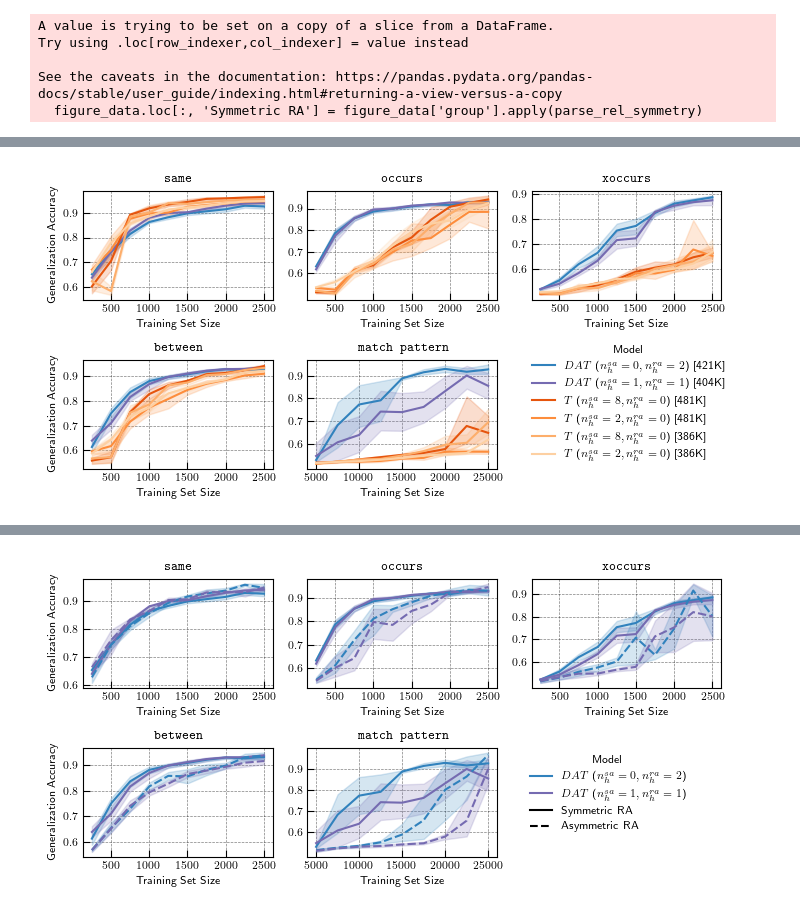
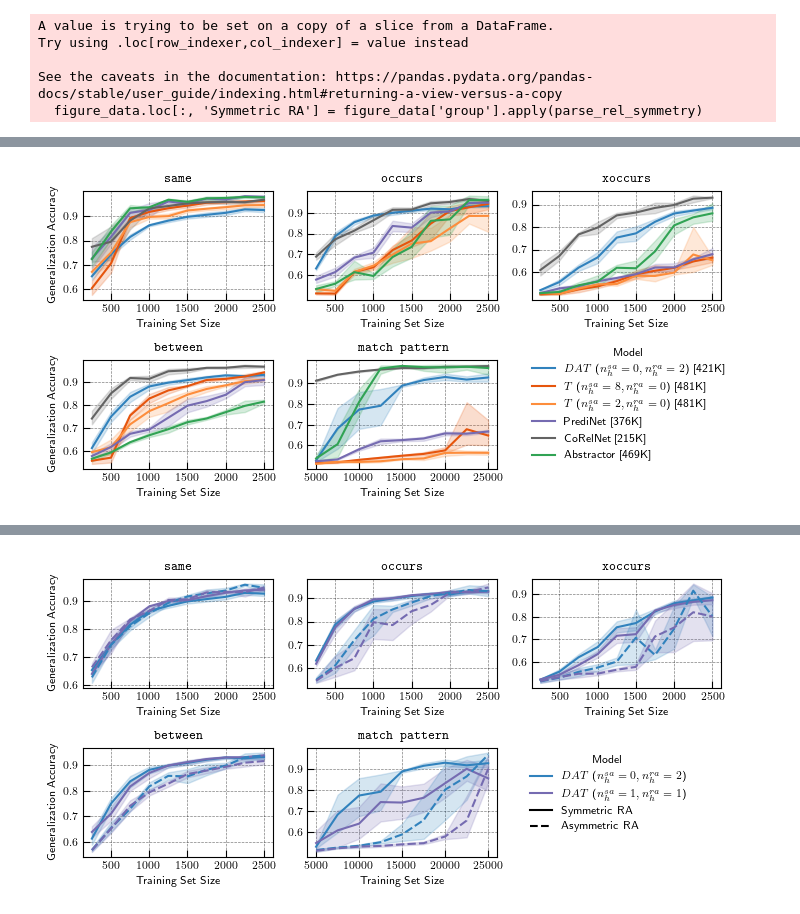
Before and after one commit to Awni00/abstract_transformer, a Jupyter notebook: figure_generation/figure_generation.ipynb, the cells around one changed output, grey strips where cells are left out. Cells and saved outputs as stored; diff of their text form; code cells hidden in the pictures.

Commit message:
updated figure generation

```diff
--- a/figure_generation/figure_generation.ipynb
+++ b/figure_generation/figure_generation.ipynb
@@ -47,7 +47,9 @@ transformer_name = '$T$'
 ## Relational Games
 # %%
 # relgames_data = pd.read_csv('figure_data/relgames/relgames_data.csv')
-relgames_data = pd.read_csv('figure_data_tmp/relgames/relgames_data.csv')
+relgames_data1 = pd.read_csv('figure_data/relgames/relgames_data.csv')
+relgames_data2 = pd.read_csv('figure_data_tmp/relgames/relgames_data.csv')
+relgames_data = pd.concat([relgames_data1, relgames_data2], ignore_index=True)
 
 def process_groupname(group_name):
     task, model_name = group_name.split('__')
@@ -108,18 +156 @@ array(['sa=8; d=144; L=2', 'sa=4; d=144; L=2', 'sa=2; d=144; L=2',
       dtype=object)
-# %%
-def get_name(row):
-    if not np.isnan(row.n_heads):
-        name = f'{transformer_name} ($n_h^{{sa}}={int(row.n_heads)}, n_h^{{ra}}=0$)'
-    else:
-        if row.rca_type == 'standard':
-            name = "Abstractor's RCA"
-        elif row.rca_type == 'disentangled_v2':
-            name = our_model_name
-
-        if not row['Symmetric RA']:
-            name += ' [Asymmetric]'
-
-        name += f' ($n_h^{{sa}}={int(row.n_heads_sa)}, n_h^{{ra}}={int(row.n_heads_rca)}$)'
-
-    name += f' [{int(row.num_params//1000)}K]'
-    return name
@@ -242,46 +338,49 @@ figure_data['Model'] = pd.Categorical(figure_data.apply(get_name, axis=1), model
 fig = plt.figure(figsize=(7,3.5))
 
 fig_models = [
-    'sa=2; d=128; L=2',
     # 'sa=2; d=128; L=2',
     'sa=2; d=144; L=2',
     # 'sa=4; d=128; L=2',
     # 'sa=4; d=144; L=2',
-    'sa=8; d=128; L=2',
+    # 'sa=8; d=128; L=2',
     'sa=8; d=144; L=2',
-    'sa=1; ra=1; d=128; L=2; ra_type=rel_attn; sym_rel=True; symbol_type=positional_symbols',
-    'sa=0; ra=2; d=128; L=2; ra_type=rel_attn; sym_rel=True; symbol_type=positional_symbols',
+    # 'sa=1; ra=1; d=128; L=2; ra_type=rel_attn; sym_rel=True; symbol_type=positional_symbols',
+    # 'sa=0; ra=2; d=128; L=2; ra_type=rel_attn; sym_rel=True; symbol_type=positional_symbols',
+    'sa=0; rca=2; d=128; L=2; rca_type=disentangled_v2; sym_rel=True; symbol_type=pos_sym_retriever',
+    'corelnet',
+    'predinet',
+    'abstractor',
     # 'sa=1; ra=1; d=128; L=2; ra_type=rel_attn; sym_rel=False; symbol_type=positional_symbols',
     # 'sa=0; ra=2; d=128; L=2; ra_type=rel_attn; sym_rel=False; symbol_type=positional_symbols',
     # 'sa=1; ra=1; d=128; L=2; ra_type=rca; sym_rel=False; symbol_type=positional_symbols',
     # 'sa=0; ra=2; d=128; L=2; ra_type=rca; sym_rel=False; symbol_type=positional_symbols',
     ]
 model_filter = figure_data.model_name.isin(fig_models)
 
 axes = []
 for i, task in enumerate(tasks):
     # task filter
     task_filter = figure_data.Task == task
     ax_data = figure_data.copy()[task_filter & model_filter]
     # config filter
     # ax_data = ax_data[ax_data['Symmetric RA']!=False]
     fig_model_order = [m for m in model_order if m in list(ax_data['Model'].unique())]
     ax_data['Model'] = pd.Categorical(ax_data['Model'], fig_model_order, ordered=True)
 
     ax = fig.add_subplot(2, 3, i+1)
     # last = (i==len(tasks)-1)
     sns.lineplot(ax_data, ax=ax, x='Training Set Size', y='Generalization Accuracy', hue='Model', legend=False,  palette=color_map_,
         # estimator='mean', errorbar=('se', 1.96))
         estimator='mean', errorbar=('ci', 95))
     ax.set_yticks([0.6, 0.7, 0.8, 0.9])
     ax.set_title(task)
     if (i%3) != 0:
         ax.set_ylabel('')
     axes.append(ax)
 
 # sns.move_legend(ax, loc='lower center', bbox_to_anchor=(1.5, 0), fontsize='small', title='Model', frameon=False)
 fig.legend(handles=ax.get_lines(), labels=fig_model_order,  loc=(0.7, 0.125), fontsize='medium', title='Model', frameon=False)
 fig.set_tight_layout(True)
 # fig.savefig(f'{save_dir}/relgames/relgames_learning_curves.pdf')
 # %% [output]
-[figure, old version]
+[figure, new version]
```
Also changed, not shown: parts of 24 cells of this notebook.
